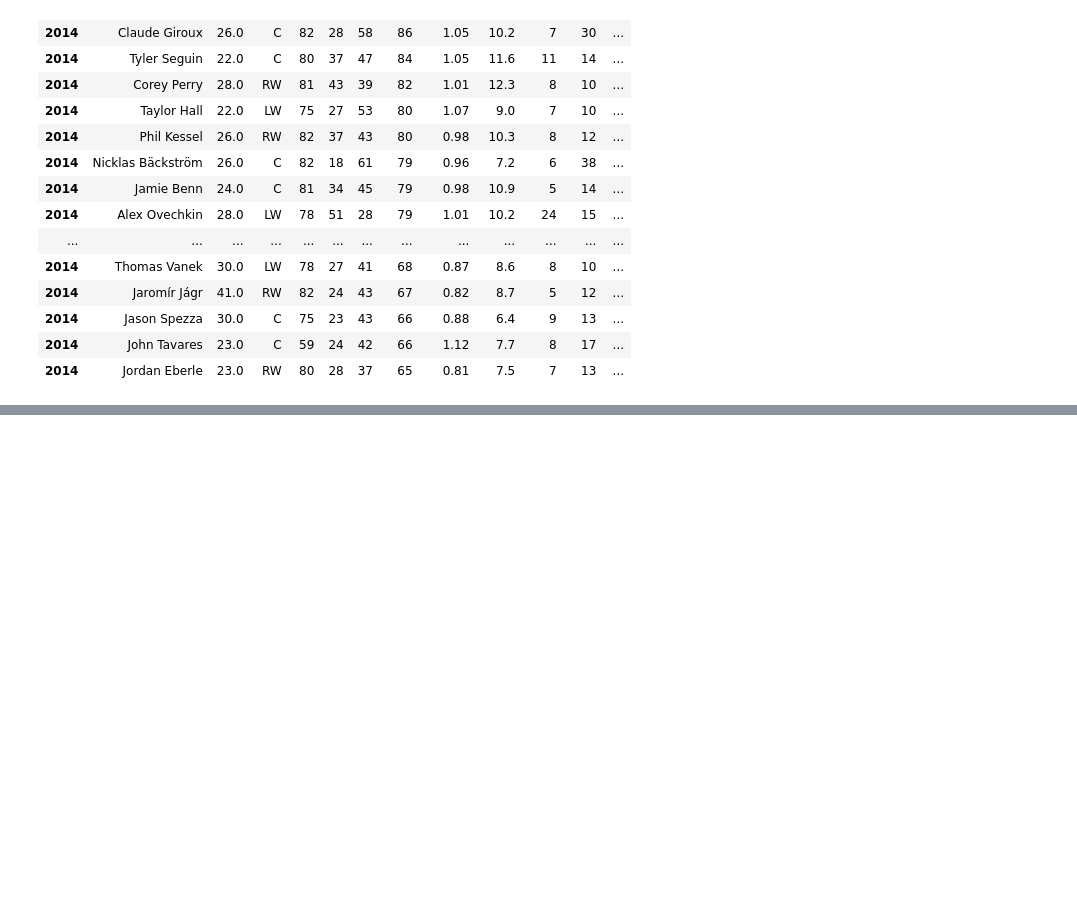
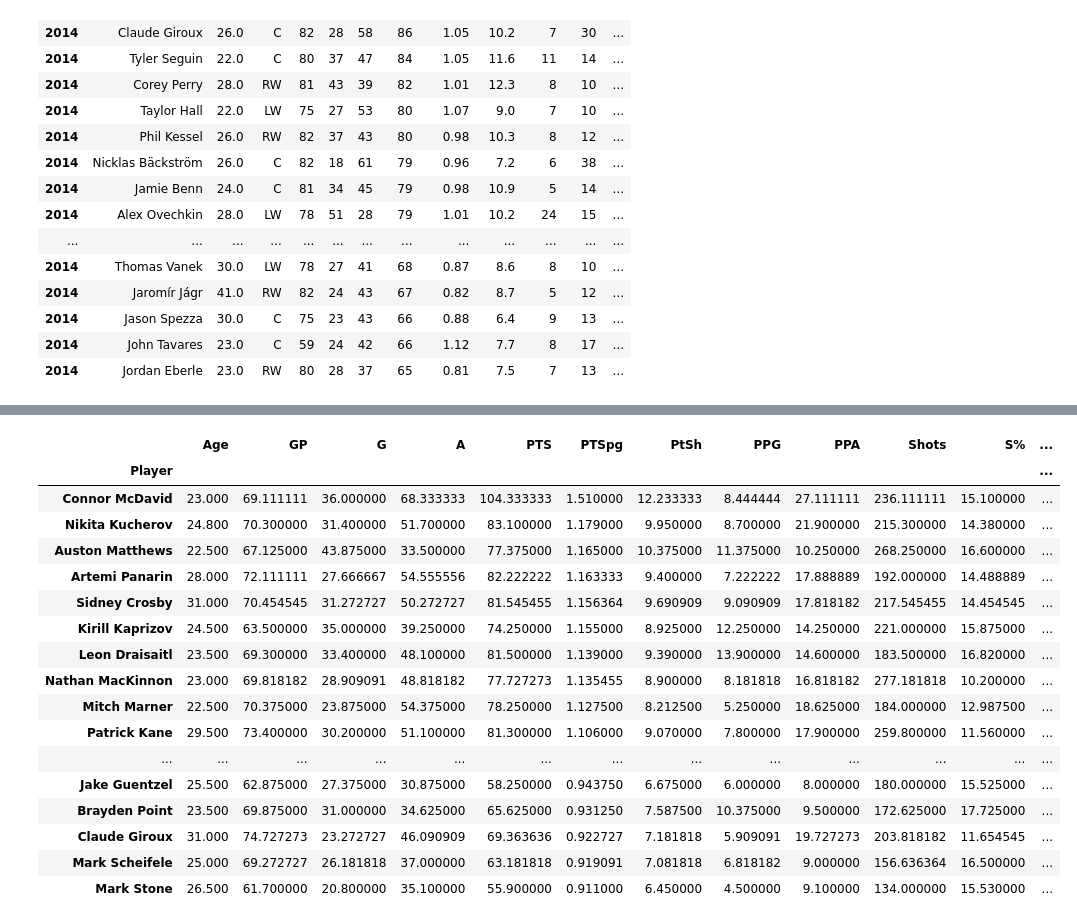
Before and after one commit to JoshCroasdale/Capstone-Project-2024, a Jupyter notebook: Capstone_NHL_Notebook-checkpoint.ipynb, the cells around one changed output, grey strips where cells are left out. Saved outputs shown, nothing was run; the diff lists cells and outputs as text; code cells hidden in the pictures; blank space fills up the shorter version.

```diff
--- a/Capstone_NHL_Notebook-checkpoint.ipynb
+++ b/Capstone_NHL_Notebook-checkpoint.ipynb
@@ -330,0 +346,21 @@ new_nhl_df.groupby('Player').sum(numeric_only=True).sort_values(by='PTSpg', asce
+# %%
+new_nhl_df.groupby('Player').mean(numeric_only=True).sort_values(by='PTSpg', ascending=False).head(30)
+# %% [output]
+|  | Age | GP | G | A | PTS | PTSpg | PtSh | PPG | PPA | Shots | S% | ... |
+| Player |  |  |  |  |  |  |  |  |  |  |  | ... |
+| Connor McDavid | 23.000 | 69.111111 | 36.000000 | 68.333333 | 104.333333 | 1.510000 | 12.233333 | 8.444444 | 27.111111 | 236.111111 | 15.100000 | ... |
+| Nikita Kucherov | 24.800 | 70.300000 | 31.400000 | 51.700000 | 83.100000 | 1.179000 | 9.950000 | 8.700000 | 21.900000 | 215.300000 | 14.380000 | ... |
+| Auston Matthews | 22.500 | 67.125000 | 43.875000 | 33.500000 | 77.375000 | 1.165000 | 10.375000 | 11.375000 | 10.250000 | 268.250000 | 16.600000 | ... |
+| Artemi Panarin | 28.000 | 72.111111 | 27.666667 | 54.555556 | 82.222222 | 1.163333 | 9.400000 | 7.222222 | 17.888889 | 192.000000 | 14.488889 | ... |
+| Sidney Crosby | 31.000 | 70.454545 | 31.272727 | 50.272727 | 81.545455 | 1.156364 | 9.690909 | 9.090909 | 17.818182 | 217.545455 | 14.454545 | ... |
+| Kirill Kaprizov | 24.500 | 63.500000 | 35.000000 | 39.250000 | 74.250000 | 1.155000 | 8.925000 | 12.250000 | 14.250000 | 221.000000 | 15.875000 | ... |
+| Leon Draisaitl | 23.500 | 69.300000 | 33.400000 | 48.100000 | 81.500000 | 1.139000 | 9.390000 | 13.900000 | 14.600000 | 183.500000 | 16.820000 | ... |
+| Nathan MacKinnon | 23.000 | 69.818182 | 28.909091 | 48.818182 | 77.727273 | 1.135455 | 8.900000 | 8.181818 | 16.818182 | 277.181818 | 10.200000 | ... |
+| Mitch Marner | 22.500 | 70.375000 | 23.875000 | 54.375000 | 78.250000 | 1.127500 | 8.212500 | 5.250000 | 18.625000 | 184.000000 | 12.987500 | ... |
+| Patrick Kane | 29.500 | 73.400000 | 30.200000 | 51.100000 | 81.300000 | 1.106000 | 9.070000 | 7.800000 | 17.900000 | 259.800000 | 11.560000 | ... |
+| ... | ... | ... | ... | ... | ... | ... | ... | ... | ... | ... | ... | ... |
+| Jake Guentzel | 25.500 | 62.875000 | 27.375000 | 30.875000 | 58.250000 | 0.943750 | 6.675000 | 6.000000 | 8.000000 | 180.000000 | 15.525000 | ... |
+| Brayden Point | 23.500 | 69.875000 | 31.000000 | 34.625000 | 65.625000 | 0.931250 | 7.587500 | 10.375000 | 9.500000 | 172.625000 | 17.725000 | ... |
+| Claude Giroux | 31.000 | 74.727273 | 23.272727 | 46.090909 | 69.363636 | 0.922727 | 7.181818 | 5.909091 | 19.727273 | 203.818182 | 11.654545 | ... |
+| Mark Scheifele | 25.000 | 69.272727 | 26.181818 | 37.000000 | 63.181818 | 0.919091 | 7.081818 | 6.818182 | 9.000000 | 156.636364 | 16.500000 | ... |
+| Mark Stone | 26.500 | 61.700000 | 20.800000 | 35.100000 | 55.900000 | 0.911000 | 6.450000 | 4.500000 | 9.100000 | 134.000000 | 15.530000 | ... |
```
Also changed, not shown: parts of 4 cells of this notebook, 10 other files.
